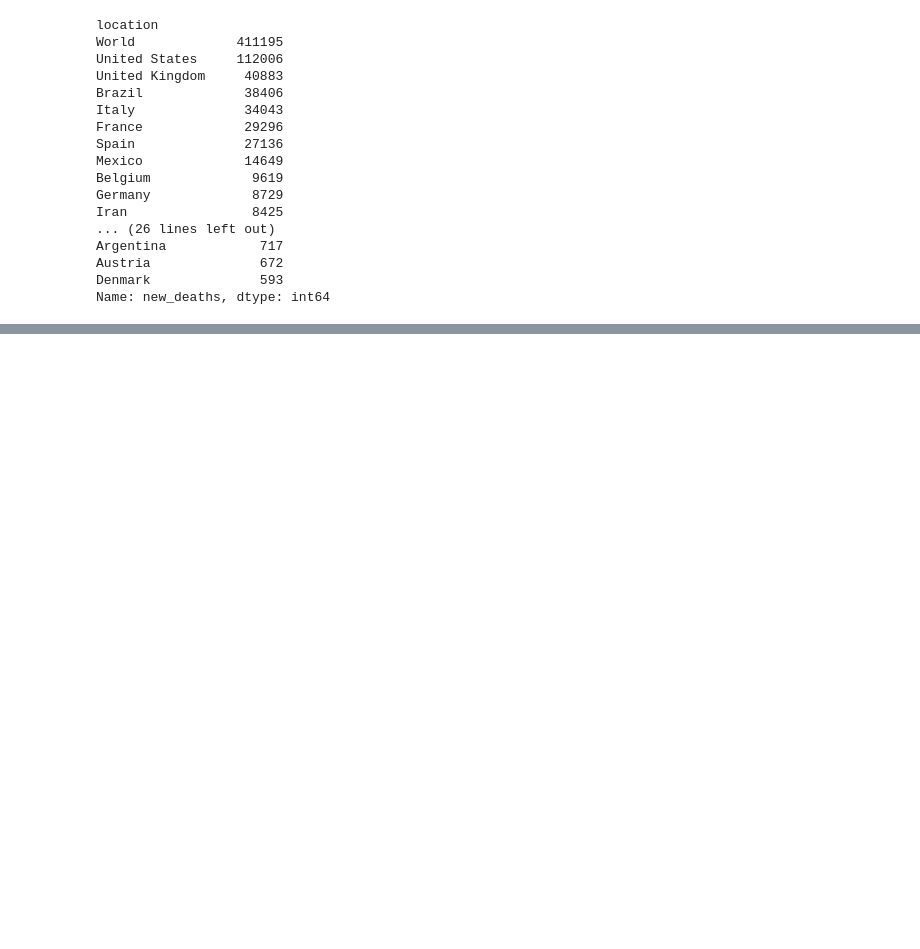
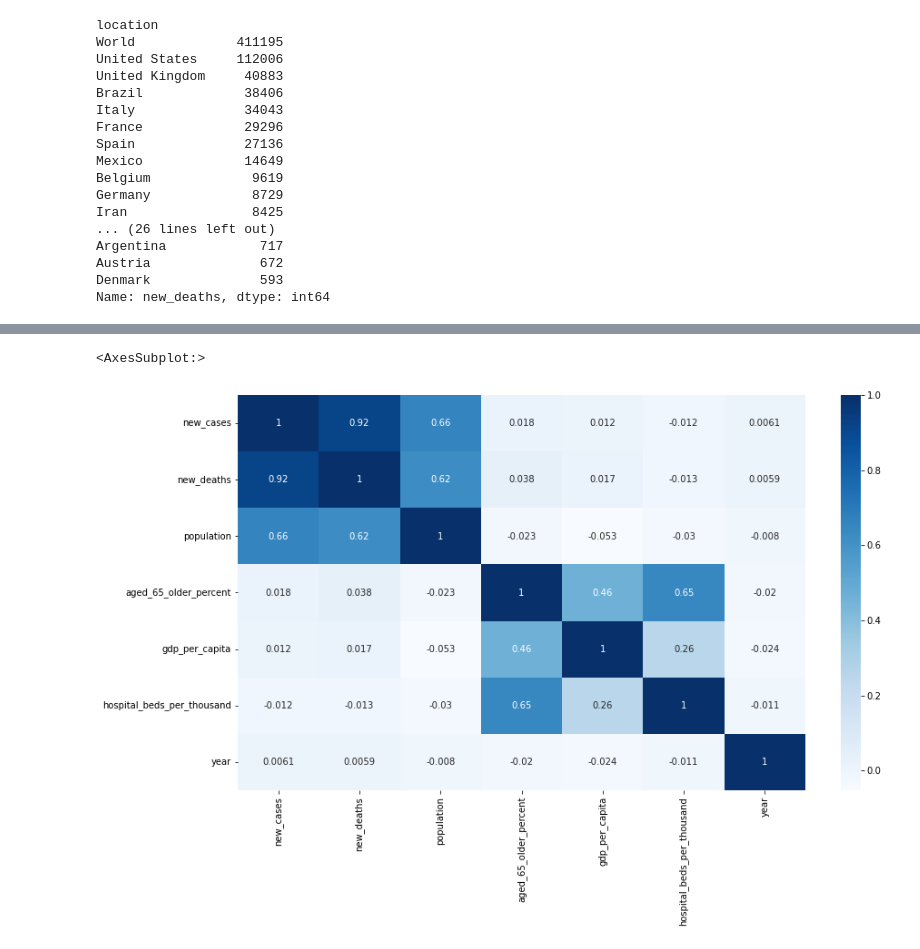
Before and after one commit to zadmainda/covid-MiniDataset, a Jupyter notebook: covid data.ipynb, the cells around one changed output, grey strips where cells are left out. Cells and saved outputs as stored; diff of their text form; code cells hidden in the pictures; blank space fills up the shorter version.

```diff
--- a/covid data.ipynb
+++ b/covid data.ipynb
@@ -384,3 +451,9 @@ Name: new_deaths, dtype: int64
+# %%
+plt.figure(figsize=(14, 8))
+sb.heatmap(clean_df.corr(), annot=True, cmap='Blues')
+# %% [output]
+<AxesSubplot:>
+[figure, added]
 # %%
 
 
```
Also changed, not shown: parts of 37 cells of this notebook.
